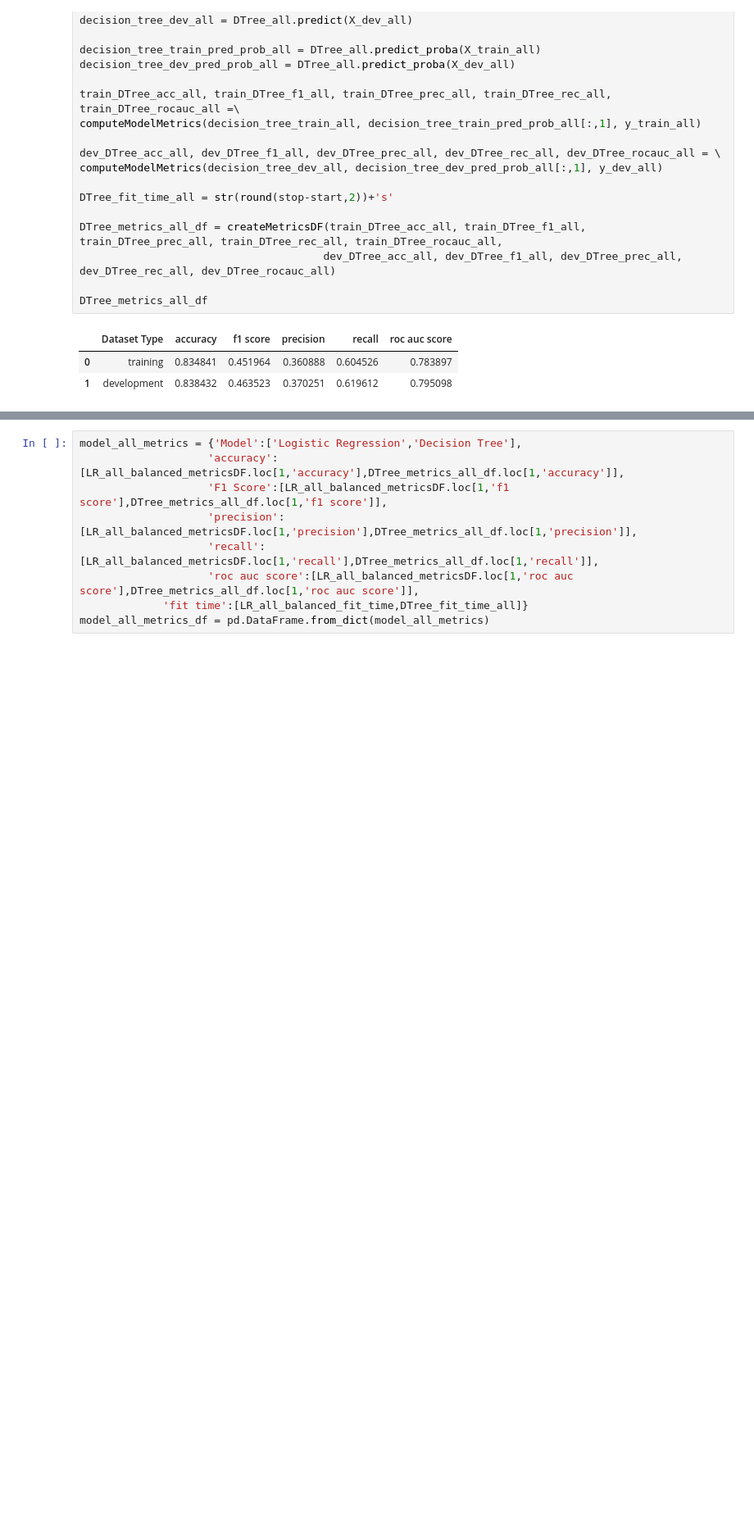
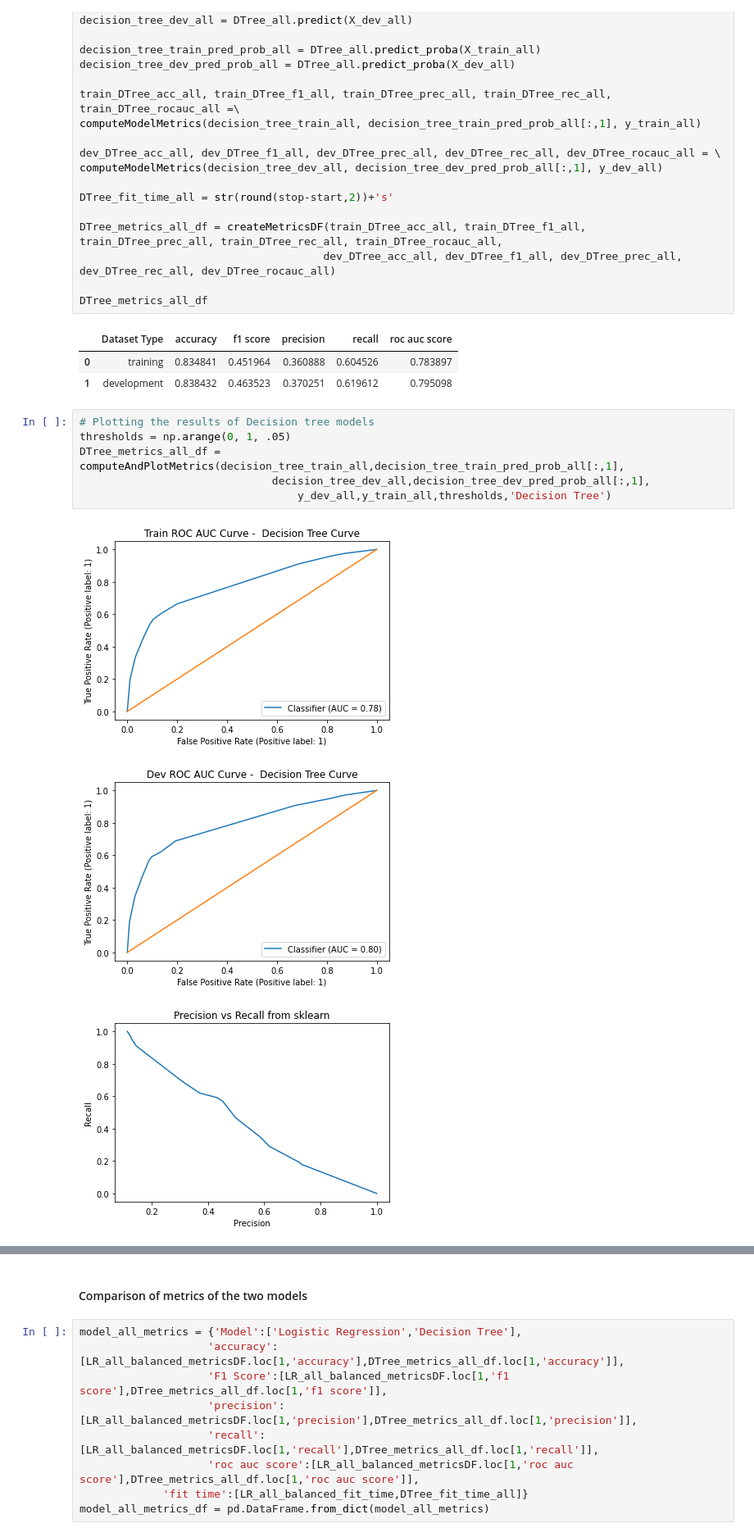
Before and after one commit to R-Madhuram/Marketing-Campaign-Analysis, a Jupyter notebook: prompt_III.ipynb, the cells around one changed output, grey strips where cells are left out. Shown at 82% size. Cells and saved outputs as stored; diff of their text form; blank space fills up the shorter version.

```diff
--- a/prompt_III.ipynb
+++ b/prompt_III.ipynb
@@ -1043,3 +1043,13 @@ DTree_metrics_all_df
 |  | Dataset Type | accuracy | f1 score | precision | recall | roc auc score |
 | 0 | training | 0.834841 | 0.451964 | 0.360888 | 0.604526 | 0.783897 |
 | 1 | development | 0.838432 | 0.463523 | 0.370251 | 0.619612 | 0.795098 |
+# %%
+# Plotting the results of Decision tree models
+thresholds = np.arange(0, 1, .05)
+DTree_metrics_all_df = computeAndPlotMetrics(decision_tree_train_all,decision_tree_train_pred_prob_all[:,1],
+                              decision_tree_dev_all,decision_tree_dev_pred_prob_all[:,1],
+                                  y_dev_all,y_train_all,thresholds,'Decision Tree')
+# %% [output]
+[figure, added]
+[figure, added]
+[figure, added]
@@ -1046,3 +1057,5 @@ DTree_metrics_all_df
+# %% [markdown]
+#### Comparison of metrics of the two models
 # %%
 model_all_metrics = {'Model':['Logistic Regression','Decision Tree'],
                     'accuracy':[LR_all_balanced_metricsDF.loc[1,'accuracy'],DTree_metrics_all_df.loc[1,'accuracy']],
```
Also changed, not shown: parts of 3 cells of this notebook.
